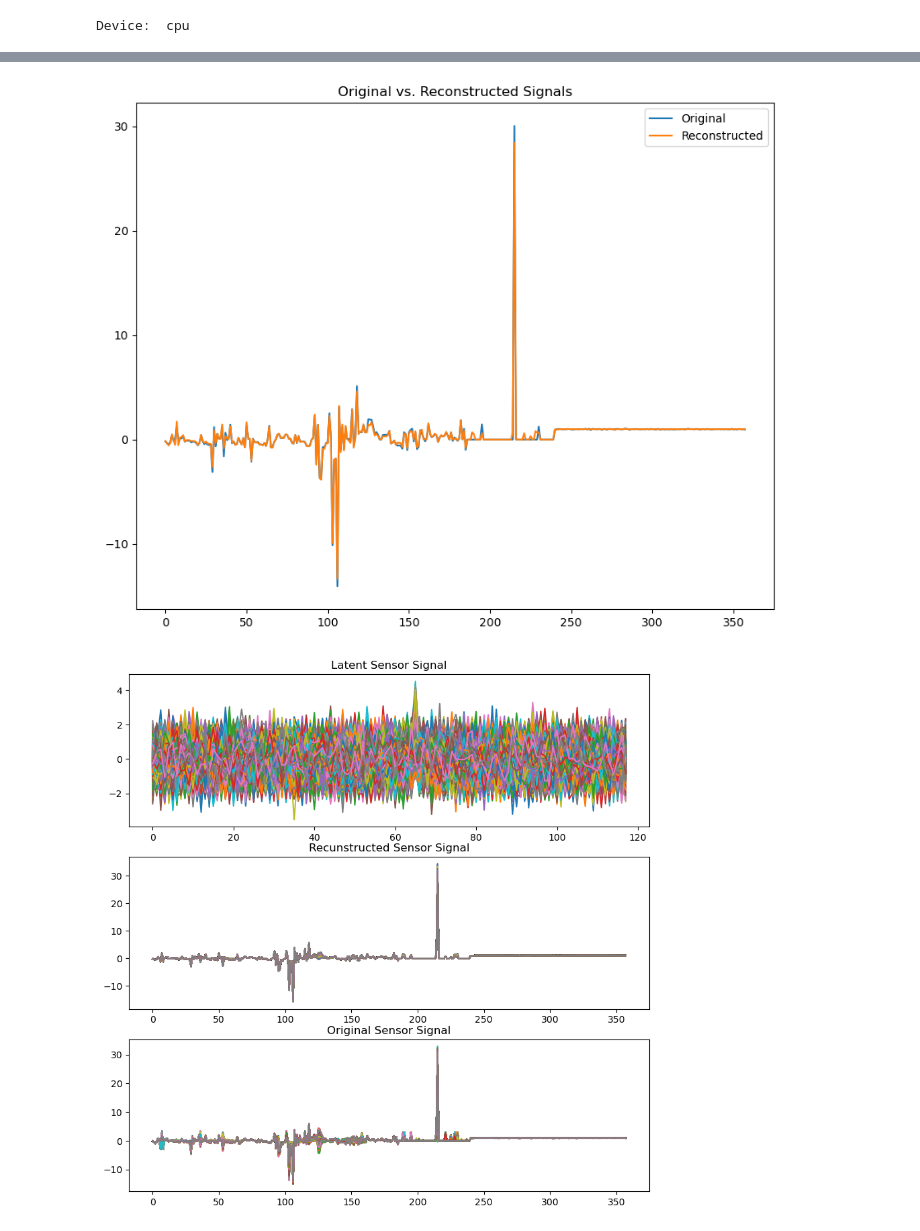
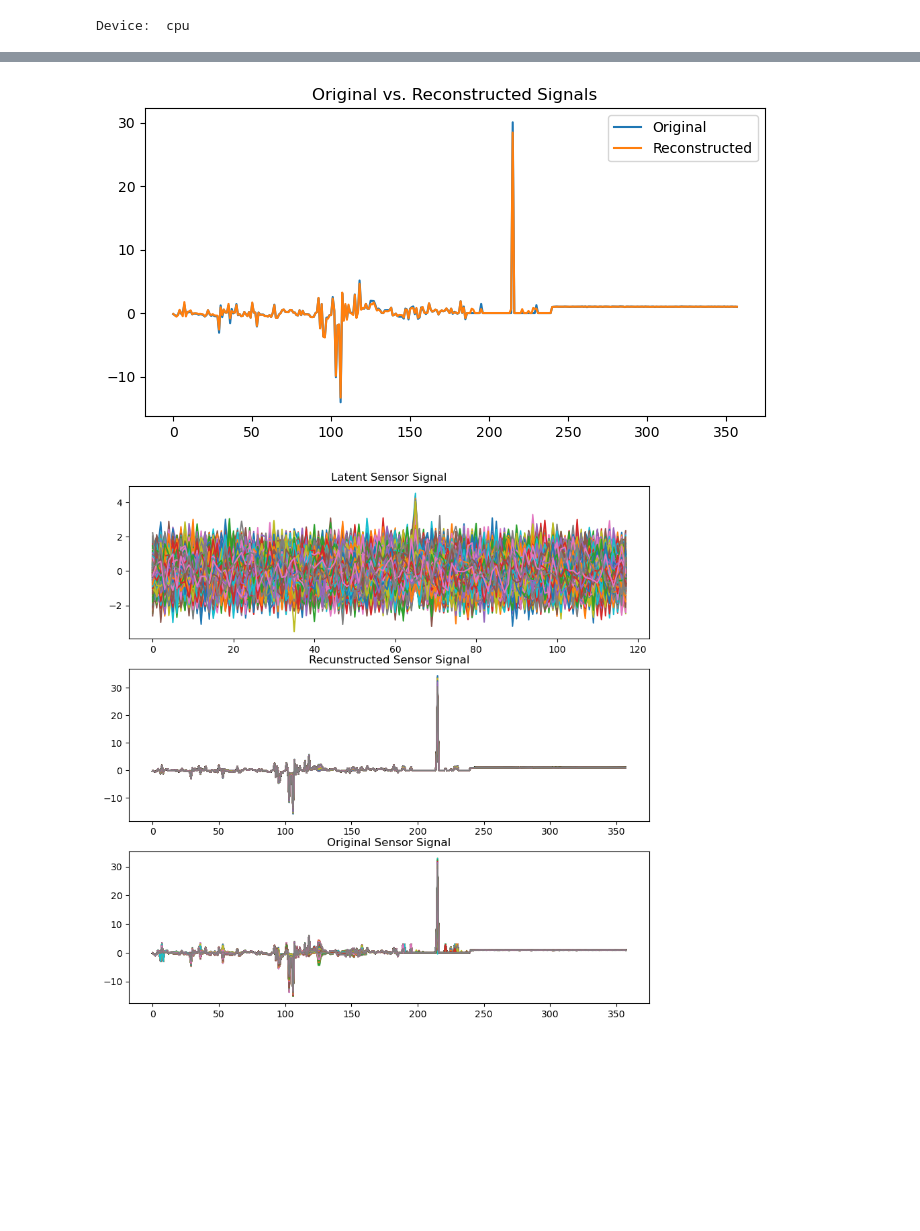
Before and after one commit to navidaftabi/rnn_paper, a Jupyter notebook: vae_main.ipynb, the cells around one changed output, grey strips where cells are left out. Drawn from its saved outputs; the diff is of its cells as text; code cells hidden in the pictures; blank space fills up the shorter version.

```diff
--- a/vae_main.ipynb
+++ b/vae_main.ipynb
@@ -116,14 +116,14 @@ Z = torch.tensor(Z, dtype=torch.float32)
 Z_enc = vae(Z)
 # %%
 idx = 0
-fig, axs = plt.subplots(figsize=(10,8))
+fig, axs = plt.subplots(figsize=(8,4))
 axs.plot(np.transpose(Z[idx,:].cpu().detach().numpy()), label='Original')
 axs.plot(np.transpose(Z_enc[idx,:].cpu().detach().numpy()), label='Reconstructed')
 axs.set_title('Original vs. Reconstructed Signals')
 plt.legend()
 plt.show()
 # %% [output]
-[figure, old version]
+[figure, new version]
 # %%
 vae.eval()
 Z_latent = vae.encoder(Z)
```
Also changed, not shown: parts of 5 cells of this notebook, 6 other files.
